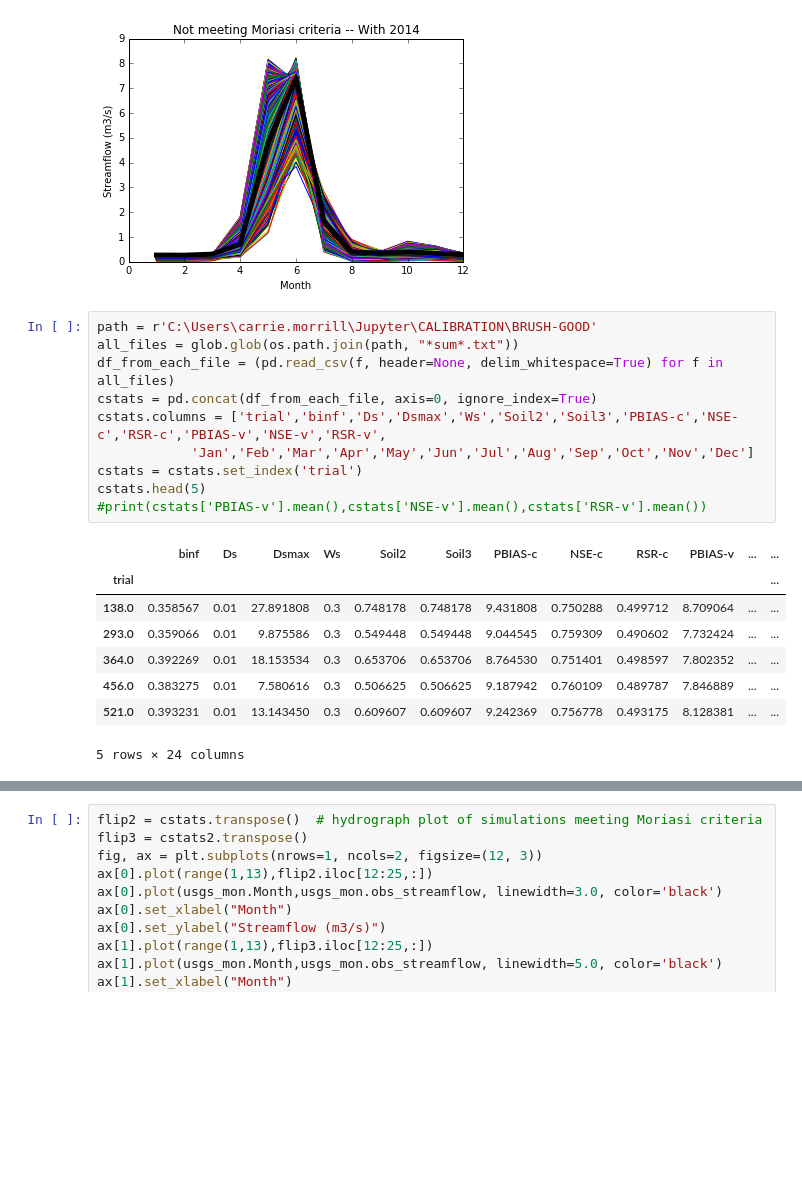
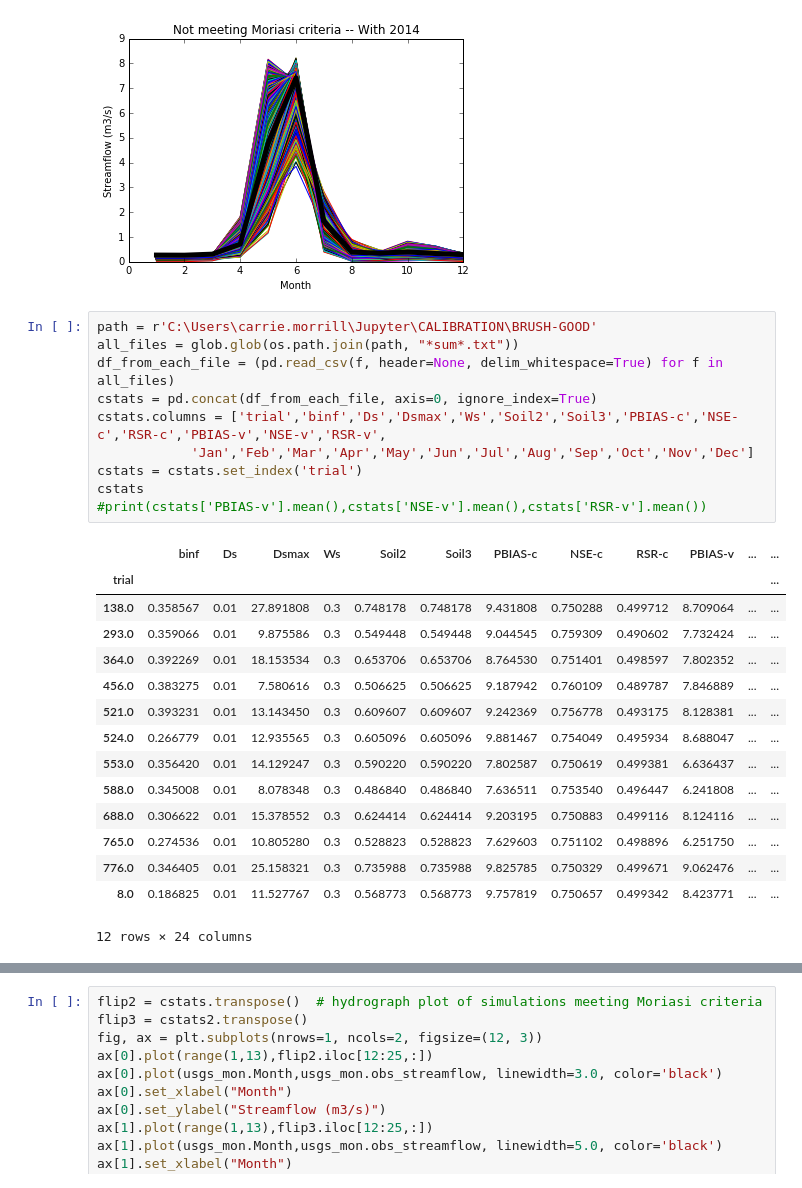
Before and after one commit to carriemorrill/LittleWindyHill, a Jupyter notebook: Calibration-NorthBrush.ipynb, the cells around one changed output, grey strips where cells are left out. Saved outputs shown, nothing was run; the diff lists cells and outputs as text; blank space fills up the shorter version.

```diff
--- a/Calibration-NorthBrush.ipynb
+++ b/Calibration-NorthBrush.ipynb
@@ -99,22 +100,29 @@ plt.show()
 # %%
 path = r'C:\Users\carrie.morrill\Jupyter\CALIBRATION\BRUSH-GOOD'
 all_files = glob.glob(os.path.join(path, "*sum*.txt"))
 df_from_each_file = (pd.read_csv(f, header=None, delim_whitespace=True) for f in all_files)
 cstats = pd.concat(df_from_each_file, axis=0, ignore_index=True)
 cstats.columns = ['trial','binf','Ds','Dsmax','Ws','Soil2','Soil3','PBIAS-c','NSE-c','RSR-c','PBIAS-v','NSE-v','RSR-v',
             'Jan','Feb','Mar','Apr','May','Jun','Jul','Aug','Sep','Oct','Nov','Dec']
 cstats = cstats.set_index('trial')
-cstats.head(5)
+cstats
 #print(cstats['PBIAS-v'].mean(),cstats['NSE-v'].mean(),cstats['RSR-v'].mean())
 # %% [output]
 |  | binf | Ds | Dsmax | Ws | Soil2 | Soil3 | PBIAS-c | NSE-c | RSR-c | PBIAS-v | ... | ... |
 | trial |  |  |  |  |  |  |  |  |  |  |  | ... |
 | 138.0 | 0.358567 | 0.01 | 27.891808 | 0.3 | 0.748178 | 0.748178 | 9.431808 | 0.750288 | 0.499712 | 8.709064 | ... | ... |
 | 293.0 | 0.359066 | 0.01 | 9.875586 | 0.3 | 0.549448 | 0.549448 | 9.044545 | 0.759309 | 0.490602 | 7.732424 | ... | ... |
 | 364.0 | 0.392269 | 0.01 | 18.153534 | 0.3 | 0.653706 | 0.653706 | 8.764530 | 0.751401 | 0.498597 | 7.802352 | ... | ... |
 | 456.0 | 0.383275 | 0.01 | 7.580616 | 0.3 | 0.506625 | 0.506625 | 9.187942 | 0.760109 | 0.489787 | 7.846889 | ... | ... |
 | 521.0 | 0.393231 | 0.01 | 13.143450 | 0.3 | 0.609607 | 0.609607 | 9.242369 | 0.756778 | 0.493175 | 8.128381 | ... | ... |
+| 524.0 | 0.266779 | 0.01 | 12.935565 | 0.3 | 0.605096 | 0.605096 | 9.881467 | 0.754049 | 0.495934 | 8.688047 | ... | ... |
+| 553.0 | 0.356420 | 0.01 | 14.129247 | 0.3 | 0.590220 | 0.590220 | 7.802587 | 0.750619 | 0.499381 | 6.636437 | ... | ... |
+| 588.0 | 0.345008 | 0.01 | 8.078348 | 0.3 | 0.486840 | 0.486840 | 7.636511 | 0.753540 | 0.496447 | 6.241808 | ... | ... |
+| 688.0 | 0.306622 | 0.01 | 15.378552 | 0.3 | 0.624414 | 0.624414 | 9.203195 | 0.750883 | 0.499116 | 8.124116 | ... | ... |
+| 765.0 | 0.274536 | 0.01 | 10.805280 | 0.3 | 0.528823 | 0.528823 | 7.629603 | 0.751102 | 0.498896 | 6.251750 | ... | ... |
+| 776.0 | 0.346405 | 0.01 | 25.158321 | 0.3 | 0.735988 | 0.735988 | 9.825785 | 0.750329 | 0.499671 | 9.062476 | ... | ... |
+| 8.0 | 0.186825 | 0.01 | 11.527767 | 0.3 | 0.568773 | 0.568773 | 9.757819 | 0.750657 | 0.499342 | 8.423771 | ... | ... |
-5 rows × 24 columns
+12 rows × 24 columns
 # %%
 path = r'C:\Users\carrie.morrill\Jupyter\CALIBRATION\BRUSH-GOOD-no1114'
 all_files = glob.glob(os.path.join(path, "*sum*.txt"))
```
Also changed, not shown: parts of 4 cells of this notebook.
